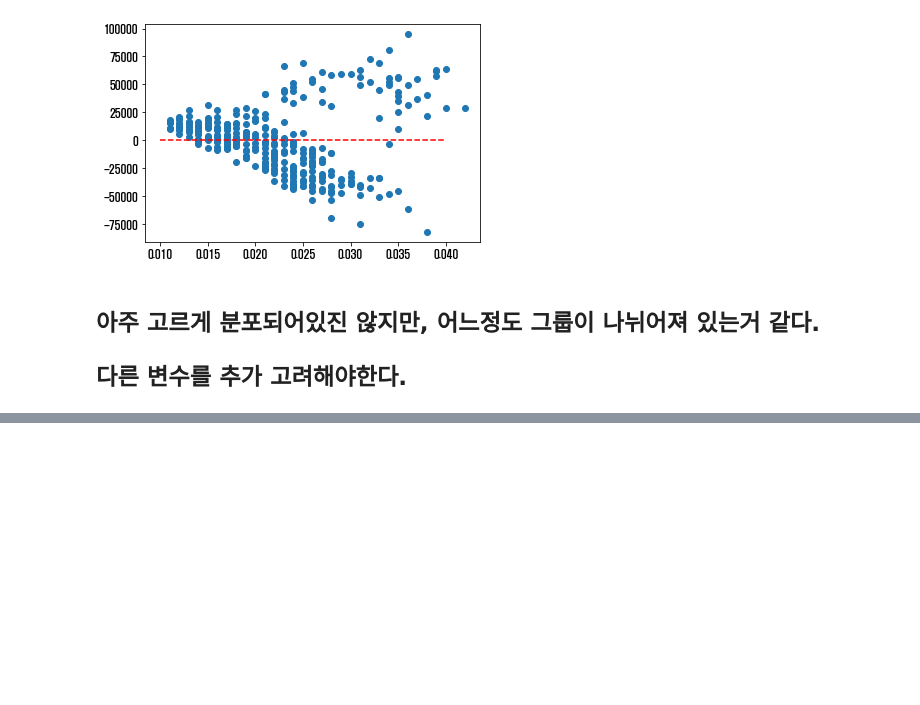
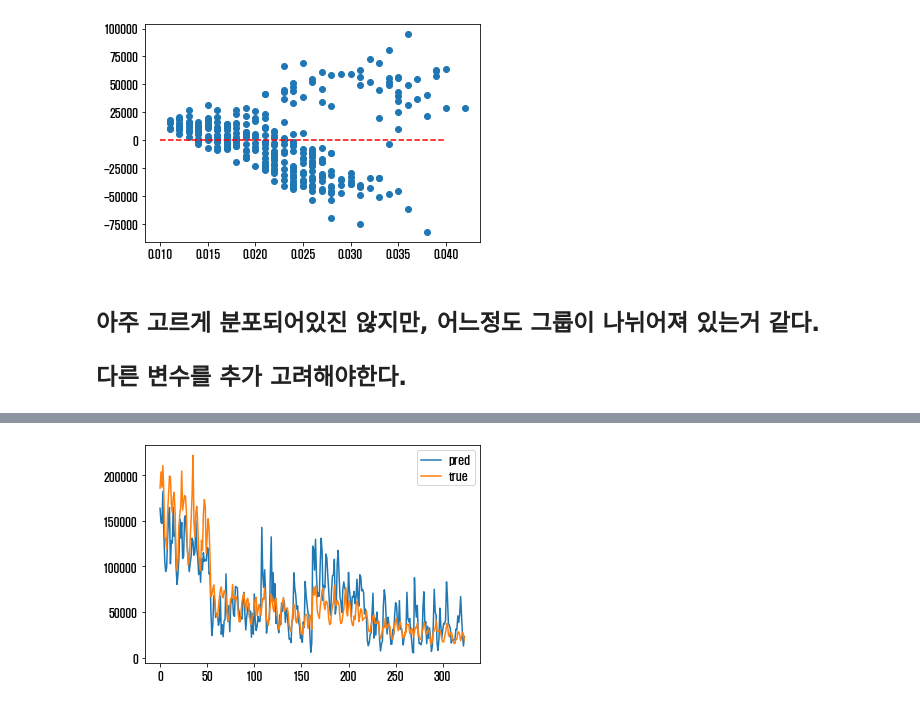
Before and after one commit to kyunleader/-, a Jupyter notebook: 3강 강의자료.ipynb, the cells around one changed output, grey strips where cells are left out. Saved outputs shown, nothing was run; the diff lists cells and outputs as text; code cells hidden in the pictures; blank space fills up the shorter version.

```diff
--- a/3강 강의자료.ipynb
+++ b/3강 강의자료.ipynb
@@ -499,0 +500,9 @@ sns.regplot('월합강수량', '발생건수', data=data_w, color='green')
+# %%
+# 검증데이터에 대한 예측값과 true값 비교
+import numpy as np
+plt.plot(np.array(res.predict(x_data)),label = "pred")
+plt.plot(np.array(data_w['발생건수']),label = "true")
+plt.legend()
+plt.show()
+# %% [output]
+[figure, added]
```
Also changed, not shown: parts of 21 cells of this notebook.
